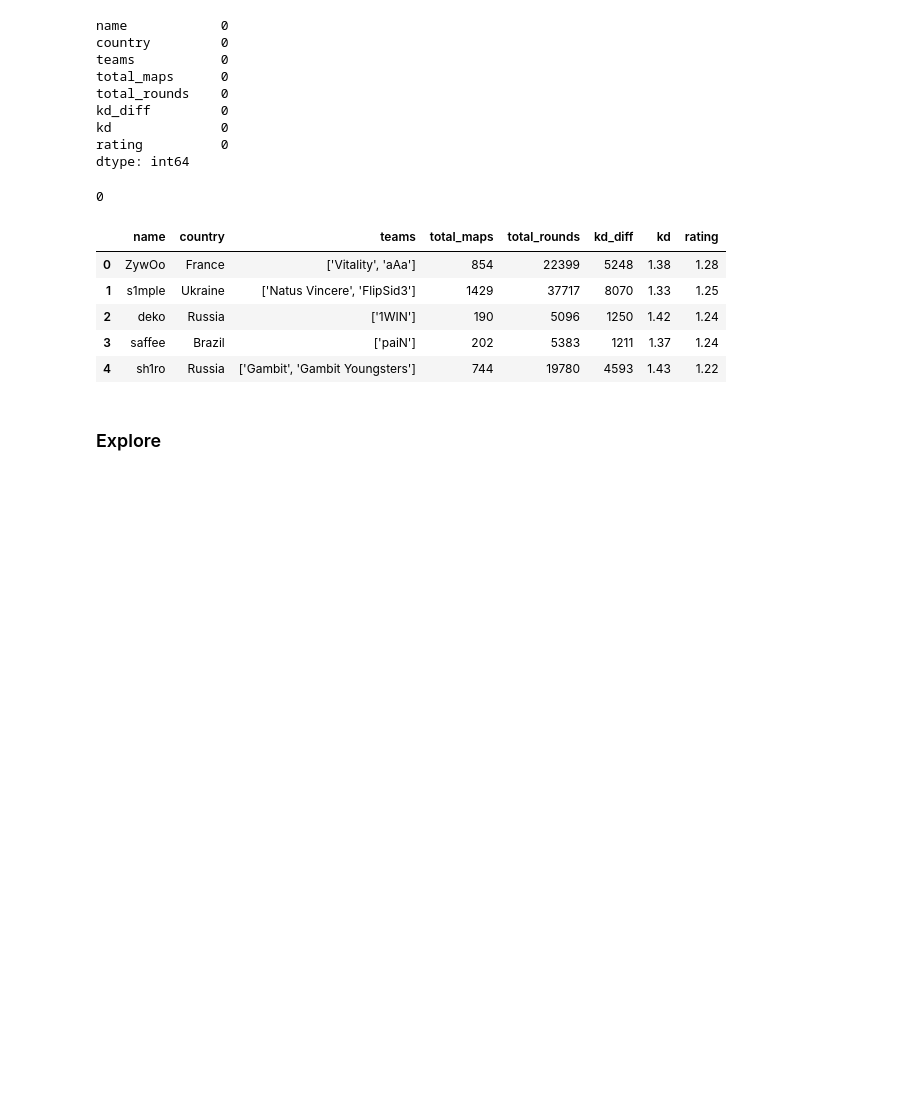
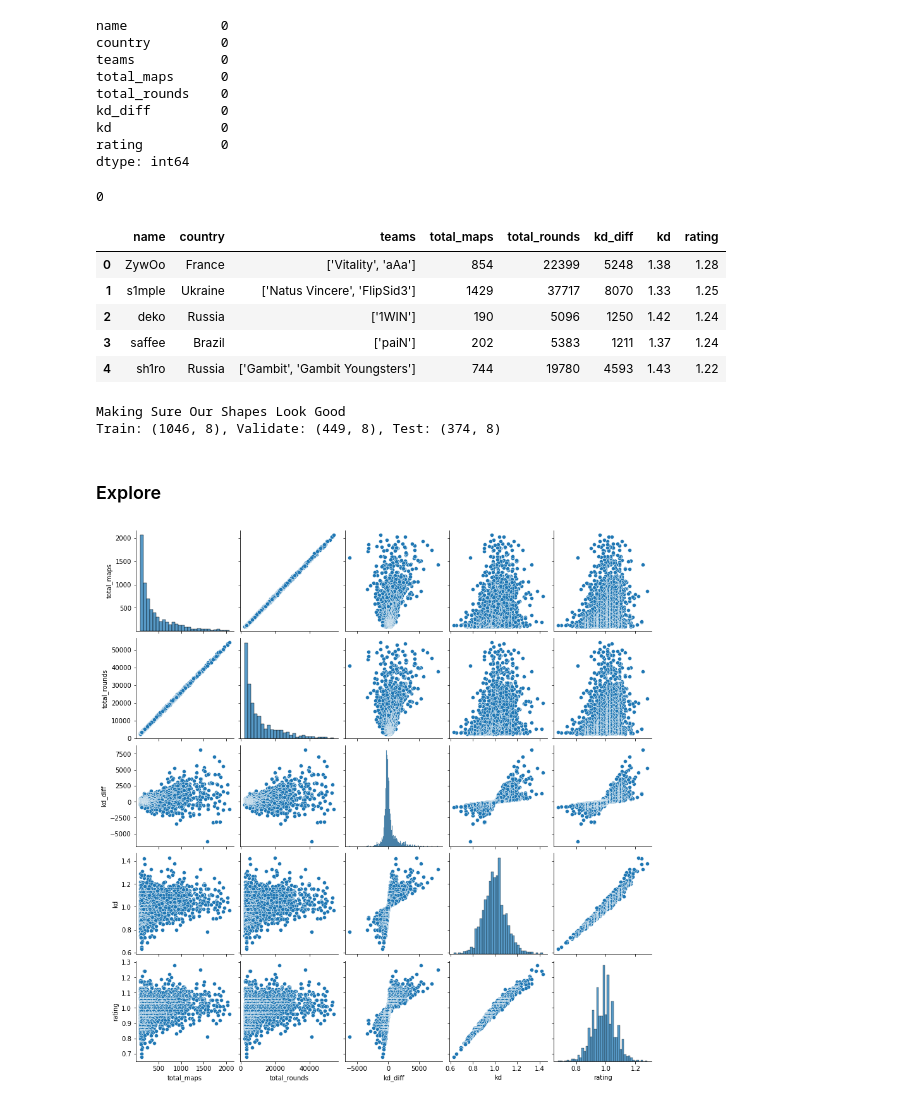
Before and after one commit to ForrestMccrosky/CSGO_player_KD, a Jupyter notebook: Rough_Draft.ipynb, the cells around one changed output. Cells and saved outputs as stored; diff of their text form; code cells hidden in the pictures; blank space fills up the shorter version.

Commit message:
adding some more explore and data splitting

```diff
--- a/Rough_Draft.ipynb
+++ b/Rough_Draft.ipynb
@@ -187,9 +208,17 @@ df.head(5) ## previewing the dataframe
 | 2 | deko | Russia | ['1WIN'] | 190 | 5096 | 1250 | 1.42 | 1.24 |
 | 3 | saffee | Brazil | ['paiN'] | 202 | 5383 | 1211 | 1.37 | 1.24 |
 | 4 | sh1ro | Russia | ['Gambit', 'Gambit Youngsters'] | 744 | 19780 | 4593 | 1.43 | 1.22 |
+# %%
+## using our data split function to split into train validate, & test dataframes
+
+train, validate, test = split_data(df)
+# %% [output]
+Making Sure Our Shapes Look Good
+Train: (1046, 8), Validate: (449, 8), Test: (374, 8)
 # %% [markdown]
 ### Explore
 # %%
-sns.pairplot(data = df)
-plt.suptitle('Looking at Variable Relationships\n\n\n\n')
+sns.pairplot(data = df) ## looking at our variable relationships
 plt.show()
+# %% [output]
+[figure, added]
```
Also changed, not shown: parts of 6 cells of this notebook.
